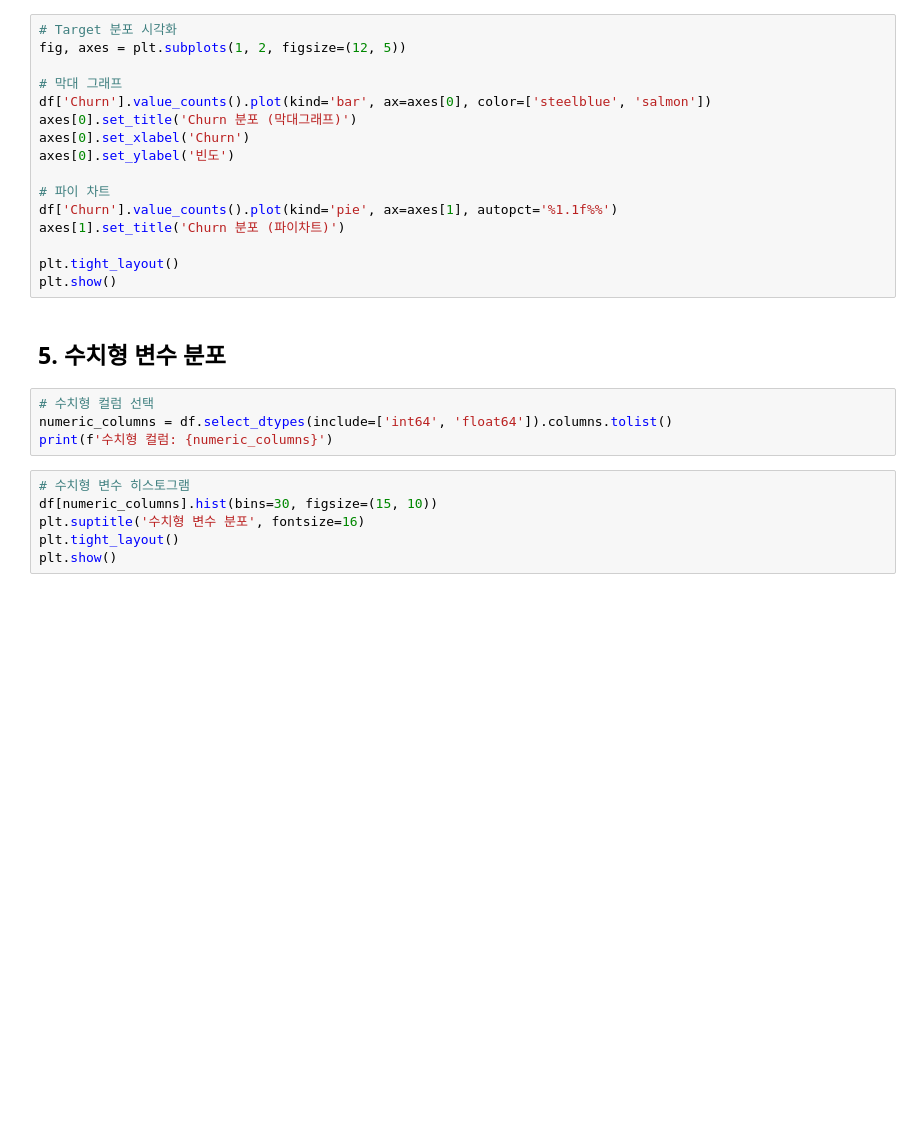
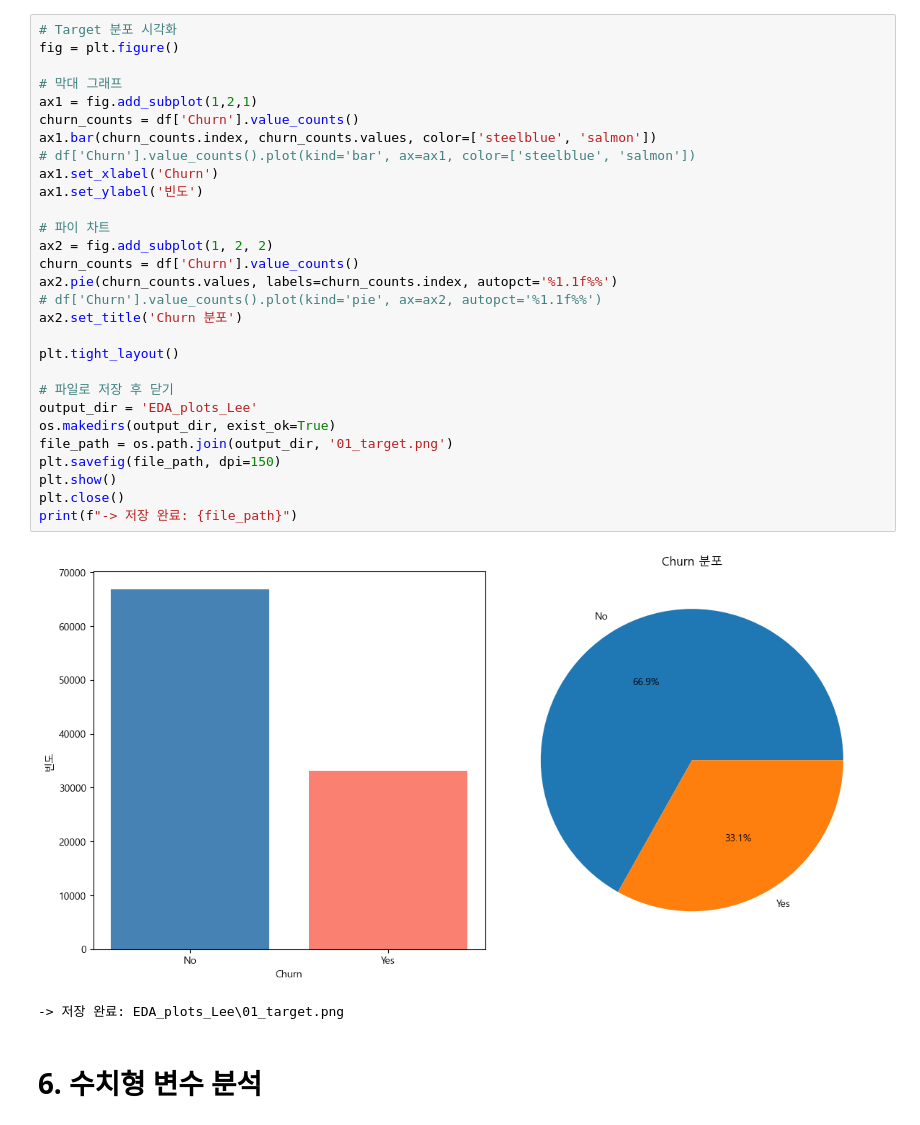
Before and after one commit to leeyonghyok/LEE_2nd_2Team, a Jupyter notebook: EDA/EDA_lee.ipynb, the cells around one changed output. Cells and saved outputs as stored; diff of their text form; blank space fills up the shorter version.

```diff
--- a/EDA/EDA_lee.ipynb
+++ b/EDA/EDA_lee.ipynb
@@ -68,28 +207,34 @@ print(f'\nChurn 비율:\n{df["Churn"].value_counts(normalize=True) * 100}')
 # %%
 # Target 분포 시각화
-fig, axes = plt.subplots(1, 2, figsize=(12, 5))
+fig = plt.figure()
 
 # 막대 그래프
-df['Churn'].value_counts().plot(kind='bar', ax=axes[0], color=['steelblue', 'salmon'])
-axes[0].set_title('Churn 분포 (막대그래프)')
-axes[0].set_xlabel('Churn')
-axes[0].set_ylabel('빈도')
+ax1 = fig.add_subplot(1,2,1)
+churn_counts = df['Churn'].value_counts()
+ax1.bar(churn_counts.index, churn_counts.values, color=['steelblue', 'salmon'])
+# df['Churn'].value_counts().plot(kind='bar', ax=ax1, color=['steelblue', 'salmon'])
+ax1.set_xlabel('Churn')
+ax1.set_ylabel('빈도')
 
 # 파이 차트
-df['Churn'].value_counts().plot(kind='pie', ax=axes[1], autopct='%1.1f%%')
-axes[1].set_title('Churn 분포 (파이차트)')
+ax2 = fig.add_subplot(1, 2, 2)
+churn_counts = df['Churn'].value_counts()
+ax2.pie(churn_counts.values, labels=churn_counts.index, autopct='%1.1f%%')
+# df['Churn'].value_counts().plot(kind='pie', ax=ax2, autopct='%1.1f%%')
+ax2.set_title('Churn 분포')
 
 plt.tight_layout()
+
+# 파일로 저장 후 닫기
+output_dir = 'EDA_plots_Lee'
+os.makedirs(output_dir, exist_ok=True)
+file_path = os.path.join(output_dir, '01_target.png')
+plt.savefig(file_path, dpi=150)
 plt.show()
+plt.close()
+print(f"-> 저장 완료: {file_path}")
+# %% [output]
+[figure, added]
+-> 저장 완료: EDA_plots_Lee\01_target.png
 # %% [markdown]
-## 5. 수치형 변수 분포
+# 6. 수치형 변수 분석
-# %%
-# 수치형 컬럼 선택
-numeric_columns = df.select_dtypes(include=['int64', 'float64']).columns.tolist()
-print(f'수치형 컬럼: {numeric_columns}')
-# %%
-# 수치형 변수 히스토그램
-df[numeric_columns].hist(bins=30, figsize=(15, 10))
-plt.suptitle('수치형 변수 분포', fontsize=16)
-plt.tight_layout()
-plt.show()
```
Also changed, not shown: parts of 36 cells of this notebook, 7 other files.
